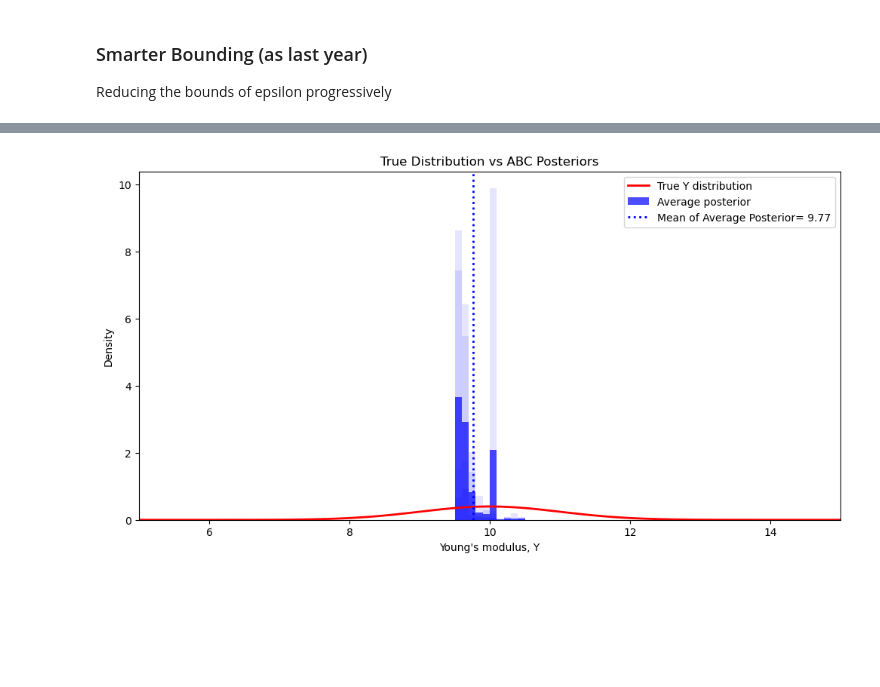
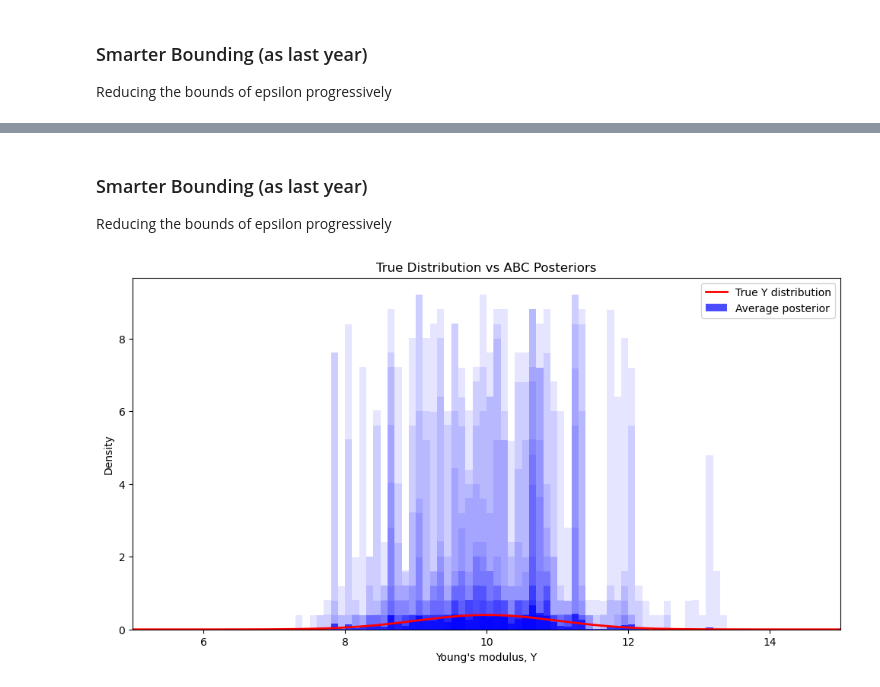
Before and after one commit to lusxvr/bayesian_parameter_identification, a Jupyter notebook: Bayesian_Parameter_Identification.ipynb, the cells around one changed output, grey strips where cells are left out. Saved outputs shown, nothing was run; the diff lists cells and outputs as text; code cells hidden in the pictures; blank space fills up the shorter version.

```diff
--- a/Bayesian_Parameter_Identification.ipynb
+++ b/Bayesian_Parameter_Identification.ipynb
@@ -639,7 +679,7 @@ def ABC_half_rejection_method(Y_tilde, eps, N_steps=10, N_trials=10):
 
     return all_Y_samples, all_weights_norm, Y_min_ini, Y_max_ini
 # %%
-all_Y_samples, all_weights_norm, Y_min_ini, Y_max_ini = ABC_half_rejection_method(10, 0.5)
+all_Y_samples, all_weights_norm, Y_min_ini, Y_max_ini = ABC_half_rejection_method(10, 0.5, 40, 40)
 
 # Plot a weighted histogram of the samples
 plt.hist(all_Y_samples, bins=200, density=True, weights=all_weights_norm,
@@ -647,7 +687,7 @@ plt.hist(all_Y_samples, bins=200, density=True, weights=all_weights_norm,
 
 plt.xlabel("Young's modulus, Y")
 plt.ylabel("Approximate posterior density")
-plt.title("ABC Posterior Distribution Weighted by Inverse Discrepancy")
+plt.title("ABC Posterior Distribution with half rejection")
 plt.xlim(Y_min_ini, Y_max_ini)  # Force x-axis to always span from Y_min to Y_max
 plt.show();
 # %% [output]
@@ -856,0 +965,18 @@ Reducing the bounds of epsilon progressively
+# %%
+# Define the distribution for true_Y
+# Let's say it's a normal distribution with mean=10 and std=1, truncated to [Y_min, Y_max]
+from scipy.stats import truncnorm
+
+# Parameters for the true Y distribution
+Y_true_mean = 10.0
+Y_true_std = 1.0
+a = (Y_min - Y_true_mean) / Y_true_std  # For truncated normal
+b = (Y_max - Y_true_mean) / Y_true_std
+true_Y_dist = truncnorm(a, b, loc=Y_true_mean, scale=Y_true_std)
+
+# Prior for the Young modulus: Uniform over [Y_min, Y_max]
+Y_min, Y_max = 5.0, 15.0
+
+# Generate the noise
+noise_mean = 0
+noise_sd = 0.01
@@ -857,7 +1165,11 @@ Reducing the bounds of epsilon progressively
+# %% [markdown]
+### Smarter Bounding (as last year)
+
+Reducing the bounds of epsilon progressively
 # %%
 # Number of experiments & trials to run
-n_experiments = 5
-N_trials = 10
+n_experiments = 100
+N_trials = 5
 N_steps = 5
 
 # Storage for results from all experiments
@@ -868,7 +1180,9 @@ all_experiment_weights = []
 for exp in tqdm(range(n_experiments), ncols= 100):
     # Draw a true Y value for this experiment
     true_Y = true_Y_dist.rvs()
-    #print(f"\nExperiment {exp+1}/{n_experiments}: true_Y = {true_Y:.3f}")
+
+    # Generate the noise
+    noise = np.random.normal(loc=noise_mean, scale=noise_sd, size=U_obs.vector().get_local().shape)
 
     # Generate synthetic observation with this true_Y
     solve_linear_model(mesh=mesh, boundaries_mf=boundaries_mf, bcs=bcs, U=U,
@@ -876,8 +1190,11 @@ for exp in tqdm(range(n_experiments), ncols= 100):
     U_obs = df.Function(U.function_space())
     U_obs.assign(U)
 
+    # Add noise
+    U_obs.vector()[:] += noise
+
     # Run ABC for this observation
-    all_Y_samples, all_weights_norm, Y_min_ini, Y_max_ini = ABC_half_rejection_method(10, 0.5, N_steps, N_trials)
+    all_Y_samples, all_weights_norm, Y_min_ini, Y_max_ini = ABC_half_rejection_method(true_Y, 0.5, N_steps, N_trials)
 
     # Store results
     all_experiment_samples.append(all_Y_samples)
@@ -885,35 +1202,29 @@ for exp in tqdm(range(n_experiments), ncols= 100):
 # %%
 # Plot results
 plt.figure(figsize=(12, 6))
 bins = 100
 
 # Plot the true Y distribution
 y_range = np.linspace(Y_min, Y_max, 100)
-plt.plot(y_range, true_Y_dist.pdf(y_range), 'r-',
-         label='True Y distribution', linewidth=2)
+plt.plot(y_range, true_Y_dist.pdf(y_range), 'r-', label='True Y distribution', linewidth=2)
 
 # Plot individual experiment posteriors (semi-transparent)
 for samples, weights in zip(all_experiment_samples, all_experiment_weights):
     plt.hist(samples, bins=bins, density=True, weights=weights,
              alpha=0.1, color='blue', range=(Y_min, Y_max))
 
 # Plot average posterior
 combined_samples = np.concatenate(all_experiment_samples)
 combined_weights = np.concatenate(all_experiment_weights) / n_experiments
 plt.hist(combined_samples, bins=bins, density=True, weights=combined_weights,
          alpha=0.7, color='blue', range=(Y_min, Y_max),
          label='Average posterior')
 
-# Calculate and plot the mean of the average posterior as a dotted line
-mean_posterior = np.mean(combined_samples)
-plt.axvline(mean_posterior, color='blue', linestyle='dotted', linewidth=2, label=f'Mean of Average Posterior= {mean_posterior:.2f}')
-
-
 plt.xlabel("Young's modulus, Y")
 plt.ylabel("Density")
 plt.title("True Distribution vs ABC Posteriors")
 plt.legend()
 plt.xlim(Y_min, Y_max)
 plt.show();
 # %% [output]
-[figure, old version]
+[figure, new version]
```
Also changed, not shown: parts of 34 cells of this notebook.
